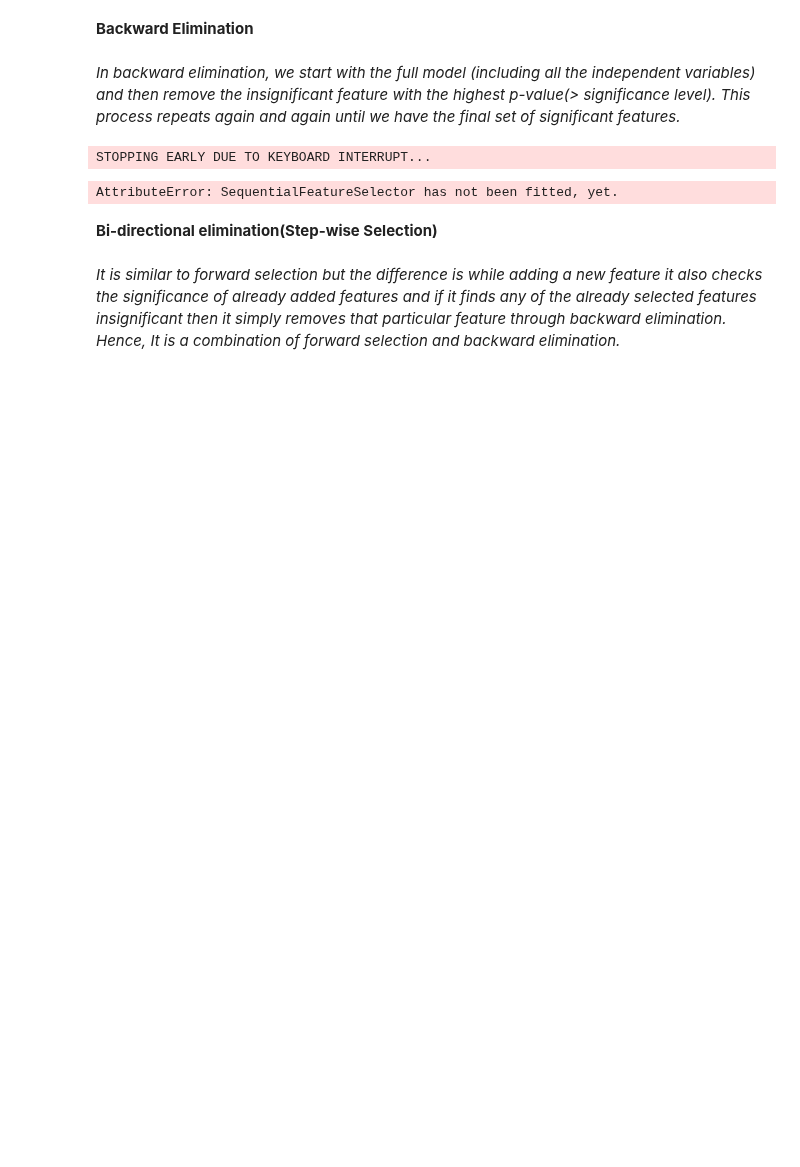
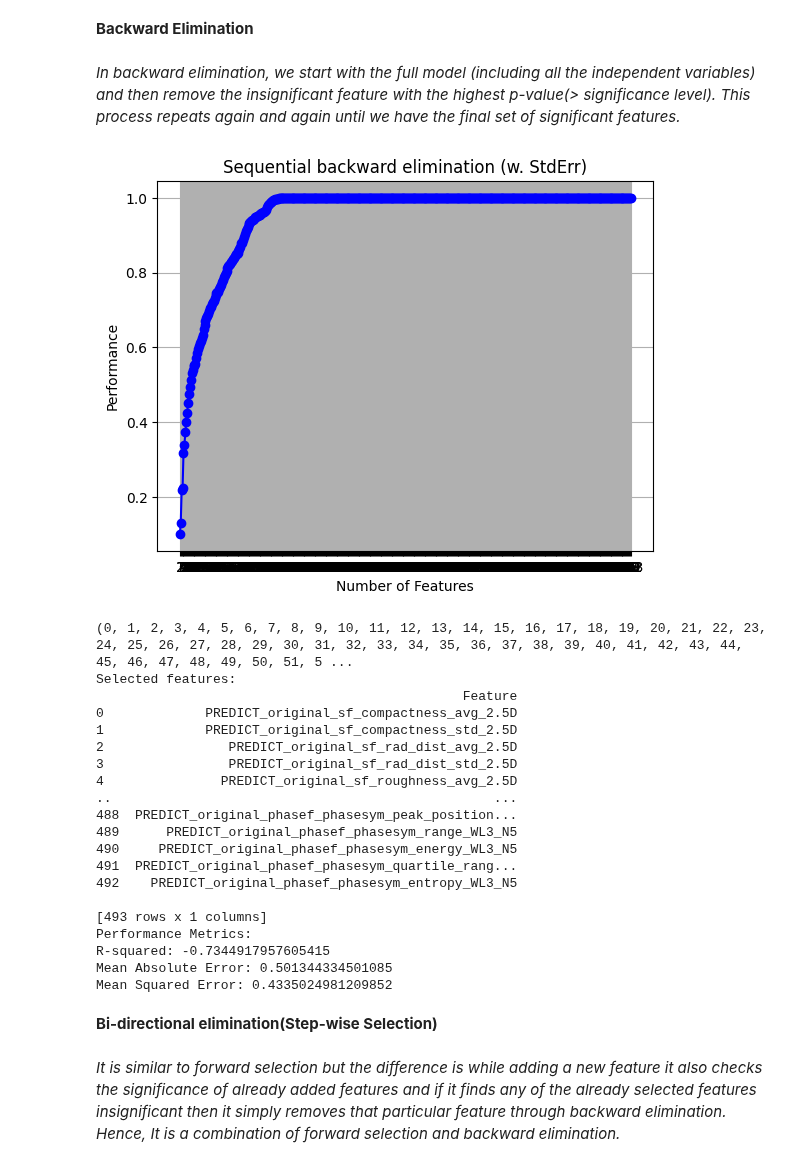
Before and after one commit to folkertj00/liver_learning, a Jupyter notebook: assignment.ipynb, the cells around one changed output. Saved outputs shown, nothing was run; the diff lists cells and outputs as text; code cells hidden in the pictures; blank space fills up the shorter version.

```diff
--- a/assignment.ipynb
+++ b/assignment.ipynb
@@ -219,15 +219,6 @@ y_train_scaled = y_train['label'].values
 # plt.ylabel("Cross validation score (nb of correct classifications)")
 # plt.plot(range(1, len(rfecv.cv_results_["mean_test_score"]) + 1), rfecv.cv_results_["mean_test_score"])
 # plt.show()
-
-# Perform a PCA
-pca = decomposition.PCA(n_components=2)
-pca.fit(X_train_scaled)
-X_train_pca = pca.transform(X_train_scaled)
-X_test_pca = pca.transform(X_test_scaled) #Waarom staat hier de test set???
-
-y_train_list = y_train['label'].tolist()
-print(y_train_list)
 # %% [output]
 [[ 0.94352879 -0.98601311  0.61787628 ... -0.32181343 -0.84659553
    0.24217842]
@@ -384,23 +430,76 @@ plt.show()
 # %%
 from mlxtend.feature_selection import SequentialFeatureSelector as SFS
 from sklearn.linear_model import LinearRegression
 #Sequential backward selection(sbs)
 sbs = SFS(LinearRegression(),
-         k_features=(1),
+         k_features=(1,X_train_scaled.shape[1]),
          forward=False,
          floating=False,
          cv=0)
 sbs.fit(X_train_scaled, y_train_scaled)
 sbs.k_feature_names_
 
 from mlxtend.plotting import plot_sequential_feature_selection as plot_sfs
 fig2 = plot_sfs(sbs.get_metric_dict(), kind='std_dev')
 plt.title('Sequential backward elimination (w. StdErr)')
 plt.grid()
 plt.show()
+
+# Extracting the optimal number of features
+optimal_num_features = sbs.k_feature_idx_
+print(optimal_num_features)
+
+# Extracting the names of the selected features
+selected_feature_names = list(X.columns[list(optimal_num_features)])
+
+# Creating a dataframe with the selected features
+selected_features_df = pd.DataFrame({'Feature': selected_feature_names})
+print("Selected features:")
+print(selected_features_df)
+
+from sklearn.metrics import r2_score, mean_absolute_error, mean_squared_error
+from sklearn.model_selection import cross_val_predict
+
+# Fit the Linear Regression model with selected features
+selected_features = X_train_scaled[:, optimal_num_features]
+lr_model = LinearRegression()
+lr_model.fit(selected_features, y_train_scaled)
+
+# Cross-validation predictions
+cv_predictions = cross_val_predict(lr_model, selected_features, y_train_scaled, cv=5)
+
+# Calculate evaluation metrics
+r2 = r2_score(y_train_scaled, cv_predictions)
+mae = mean_absolute_error(y_train_scaled, cv_predictions)
+mse = mean_squared_error(y_train_scaled, cv_predictions)
+
+# Print performance metrics
+print("Performance Metrics:")
+print("R-squared:", r2) #Predicts the fit of the model to the data
+print("Mean Absolute Error:", mae)
+print("Mean Squared Error:", mse)
 # %% [output]
+[figure, added]
-STOPPING EARLY DUE TO KEYBOARD INTERRUPT...
+(0, 1, 2, 3, 4, 5, 6, 7, 8, 9, 10, 11, 12, 13, 14, 15, 16, 17, 18, 19, 20, 21, 22, 23, 24, 25, 26, 27, 28, 29, 30, 31, 32, 33, 34, 35, 36, 37, 38, 39, 40, 41, 42, 43, 44, 45, 46, 47, 48, 49, 50, 51, 5 ...
+Selected features:
+                                               Feature
+0             PREDICT_original_sf_compactness_avg_2.5D
+1             PREDICT_original_sf_compactness_std_2.5D
+2                PREDICT_original_sf_rad_dist_avg_2.5D
+3                PREDICT_original_sf_rad_dist_std_2.5D
+4               PREDICT_original_sf_roughness_avg_2.5D
+..                                                 ...
+488  PREDICT_original_phasef_phasesym_peak_position...
+489      PREDICT_original_phasef_phasesym_range_WL3_N5
+490     PREDICT_original_phasef_phasesym_energy_WL3_N5
+491  PREDICT_original_phasef_phasesym_quartile_rang...
+492    PREDICT_original_phasef_phasesym_entropy_WL3_N5
+
+[493 rows x 1 columns]
+Performance Metrics:
+R-squared: -0.7344917957605415
+Mean Absolute Error: 0.501344334501085
+Mean Squared Error: 0.4335024981209852
-AttributeError: SequentialFeatureSelector has not been fitted, yet.
 # %% [markdown]
 **Bi-directional elimination(Step-wise Selection)**
 # %% [markdown]
```
Also changed, not shown: parts of 7 cells of this notebook.
